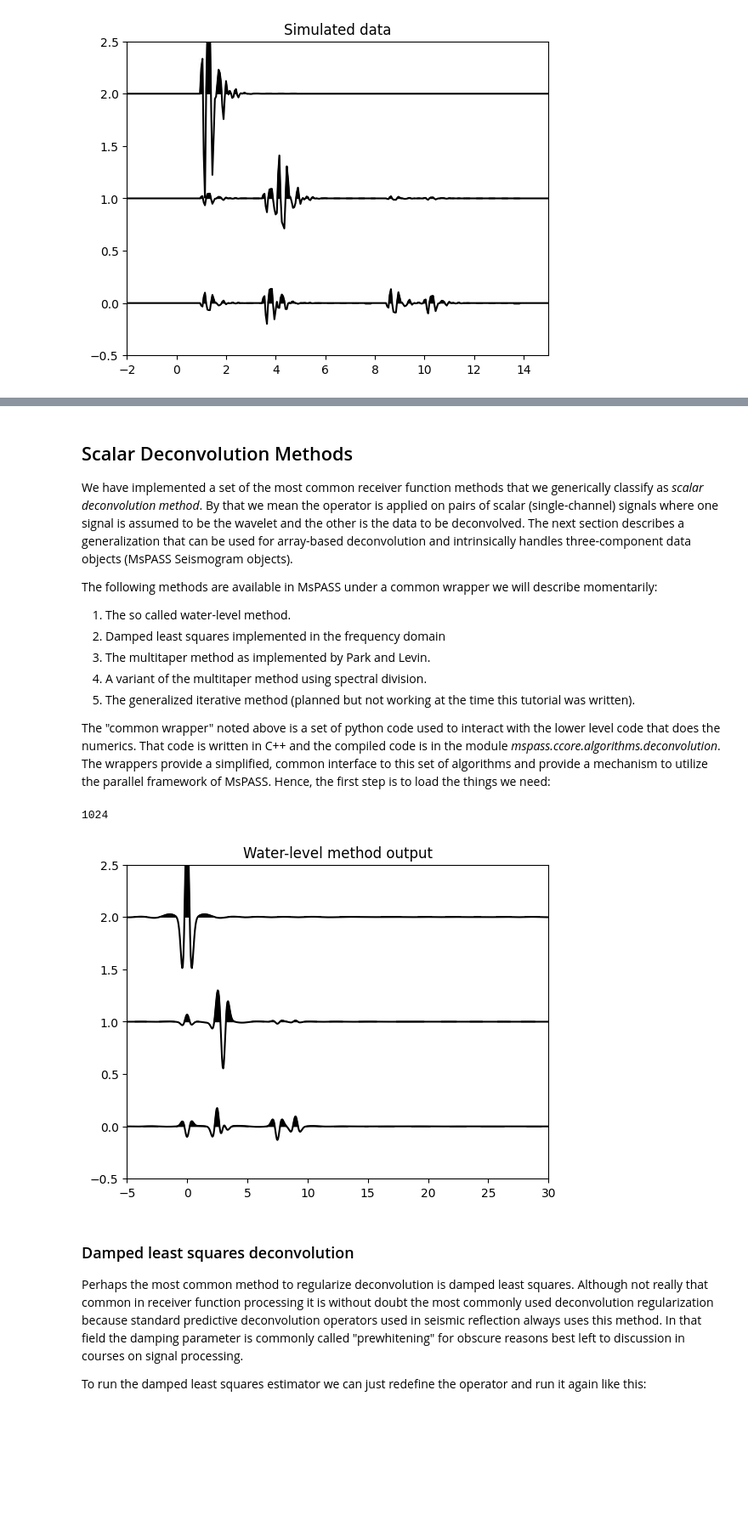
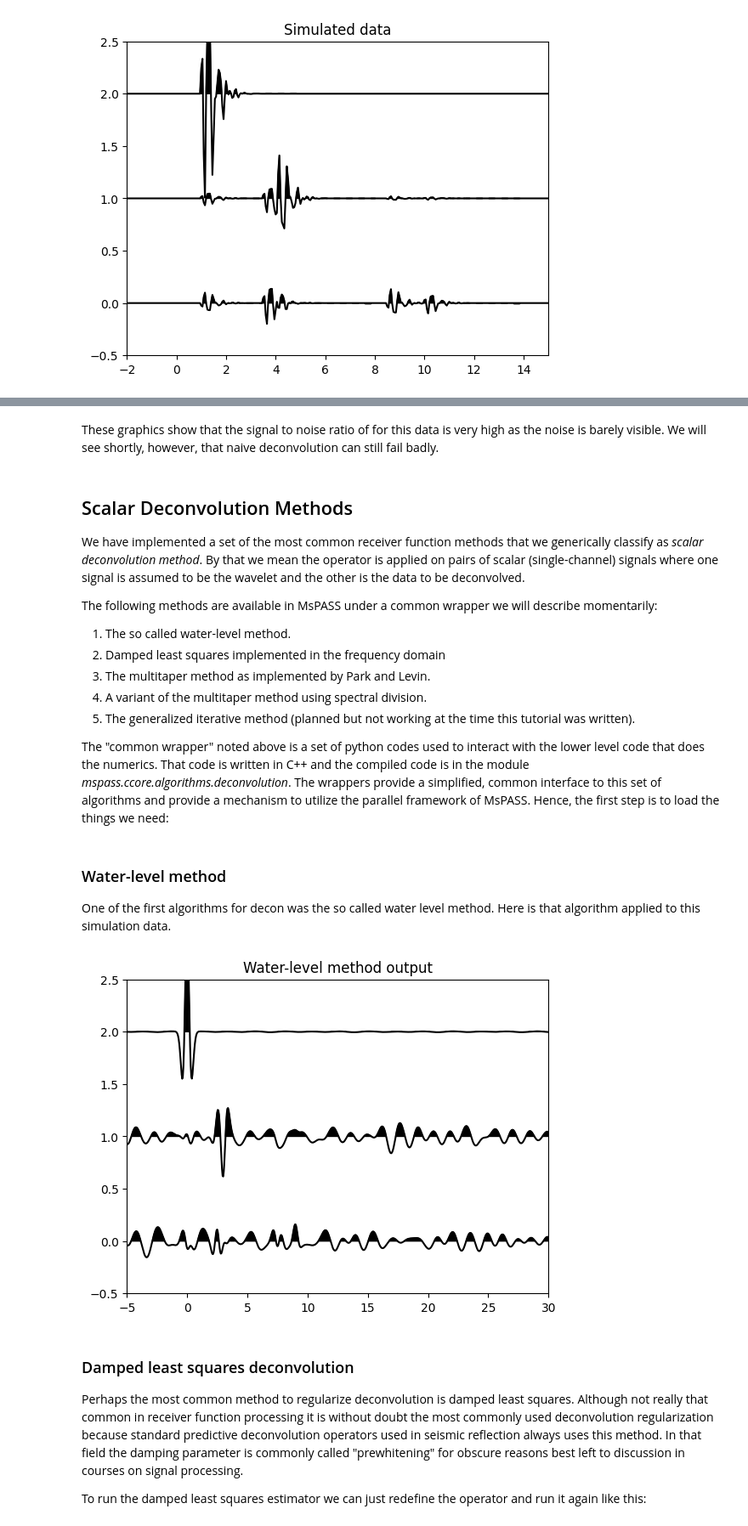
Before and after one commit to mspass-team/mspass_tutorial, a Jupyter notebook: notebooks/deconvolution_tutorial.ipynb, the cells around one changed output, grey strips where cells are left out. Shown at 85% size. Drawn from its saved outputs; the diff is of its cells as text; code cells hidden in the pictures; blank space fills up the shorter version.

Commit message:
Major revision to decon tutorial to mesh with major revisions in the decon modules

```diff
--- a/notebooks/deconvolution_tutorial.ipynb
+++ b/notebooks/deconvolution_tutorial.ipynb
@@ -62,0 +68,6 @@ plt.show()
+# %%
+dwn=simulator.addnoise(d,nscale=1.0)
+dzoom = WindowData(dwn,twin.start,twin.end)
+plotter.title = "Simulation data with noise added"
+plotter.plot(dzoom)
+plt.show()
@@ -63,6 +76,8 @@ plt.show()
+# %% [markdown]
+These graphics show that the signal to noise ratio of for this data is very high as the noise is barely visible.   We will see shortly, however, that naive deconvolution can still fail badly.
 # %% [markdown]
 ## Scalar Deconvolution Methods
-We have implemented a set of the most common receiver function methods that we generically classify as *scalar deconvolution method*.   By that we mean the operator is applied on pairs of scalar (single-channel) signals where one signal is assumed to be the wavelet and the other is the data to be deconvolved.   The next section describes a generalization that can be used for array-based deconvolution and intrinsically handles three-component data objects (MsPASS Seismogram objects).
+We have implemented a set of the most common receiver function methods that we generically classify as *scalar deconvolution method*.   By that we mean the operator is applied on pairs of scalar (single-channel) signals where one signal is assumed to be the wavelet and the other is the data to be deconvolved.
 
 The following methods are available in MsPASS under a common wrapper we will describe momentarily:
 1.  The so called water-level method.
@@ -71,19 +86,18 @@ The following methods are available in MsPASS under a common wrapper we will des
 4.  A variant of the multitaper method using spectral division.
 5.  The generalized iterative method (planned but not working at the time this tutorial was written).
 
-The "common wrapper" noted above is a set of python code used to interact with the lower level code that does the numerics.  That code is written in C++ and the compiled code is in the module *mspass.ccore.algorithms.deconvolution*.   The wrappers provide a simplified, common interface to this set of algorithms and provide a mechanism to utilize the parallel framework of MsPASS.   Hence, the first step is to load the things we need:
+The "common wrapper" noted above is a set of python codes used to interact with the lower level code that does the numerics.  That code is written in C++ and the compiled code is in the module *mspass.ccore.algorithms.deconvolution*.   The wrappers provide a simplified, common interface to this set of algorithms and provide a mechanism to utilize the parallel framework of MsPASS.   Hence, the first step is to load the things we need:
-# %%
-d.npts
-# %% [output]
-1024
+# %% [markdown]
+### Water-level method
+One of the first algorithms for decon was the so called water level method.  Here is that algorithm applied to this simulation data.
 # %%
 from mspasspy.algorithms.RFdeconProcessor import RFdecon
-decondata=RFdecon(d,alg="WaterLevel")
+decondata=RFdecon(dwn,alg="WaterLevel")
 plotter.title="Water-level method output"
 plotter.plot(decondata)
 plt.show()
 # %% [output]
-[figure, old version]
+[figure, new version]
 # %% [markdown]
 ### Damped least squares deconvolution
 Perhaps the most common method to regularize deconvolution is damped least squares.  Although not really that common in receiver function processing it is without doubt the most commonly used deconvolution regularization because standard predictive deconvolution operators used in seismic reflection always uses this method.  In that field the damping parameter is commonly called "prewhitening" for obscure reasons best left to discussion in courses on signal processing.
```
Also changed, not shown: parts of 57 cells of this notebook, 1 other file.
